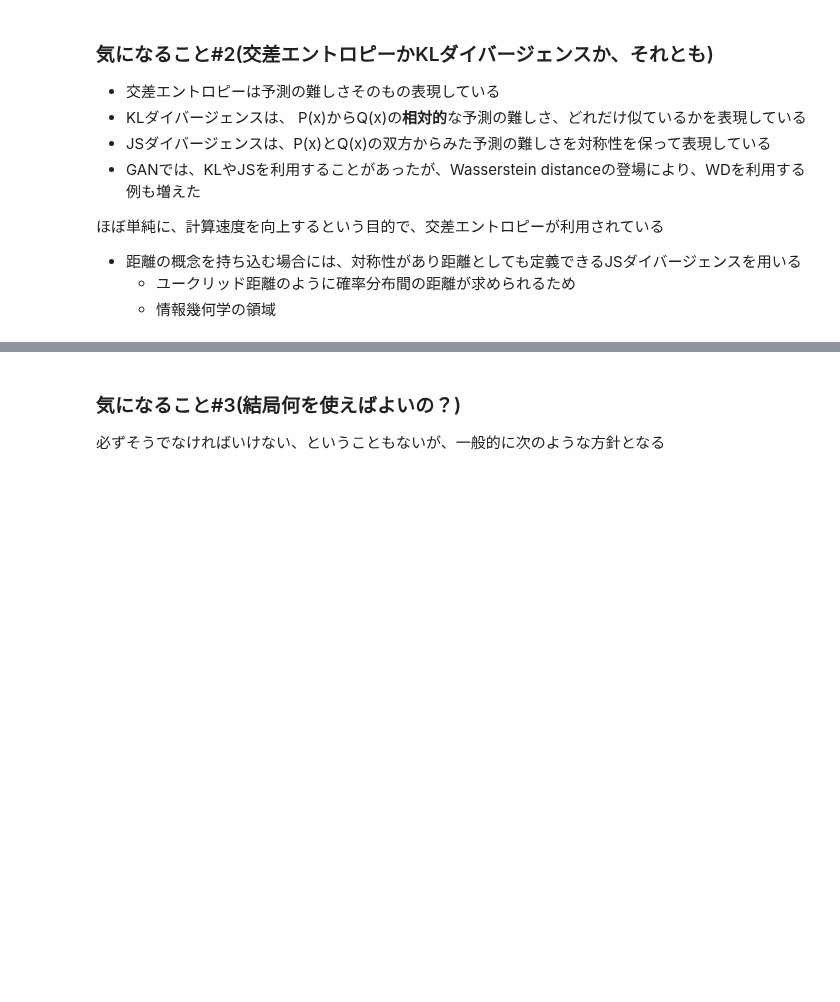
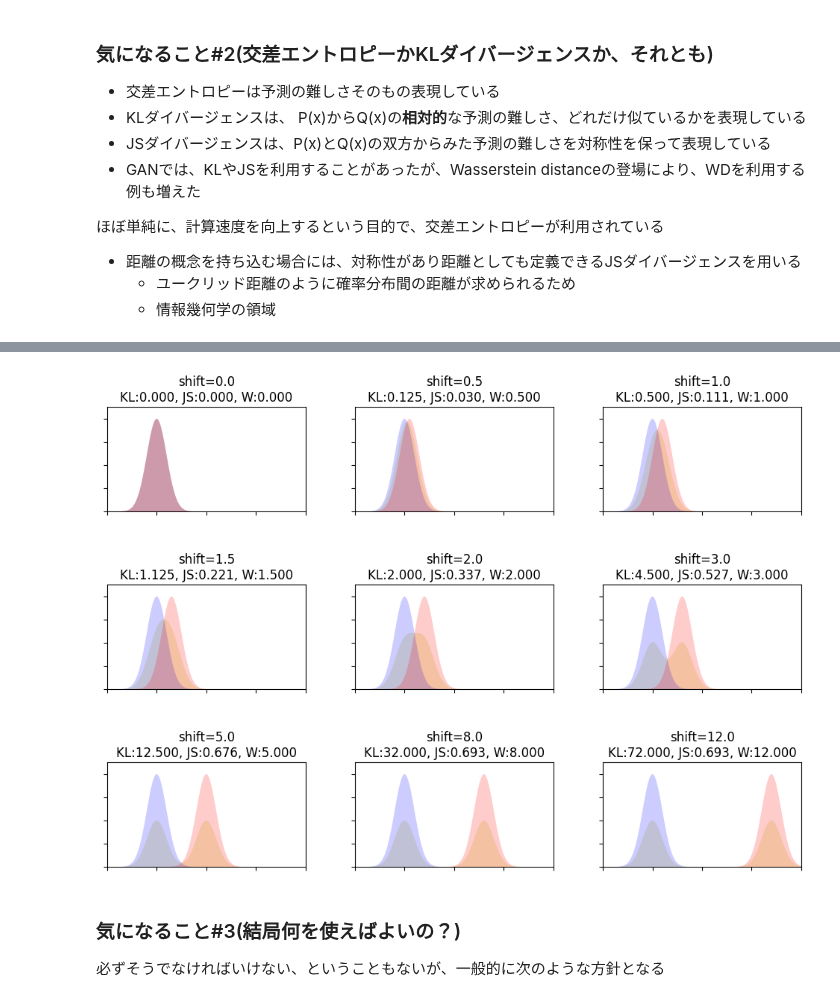
Before and after one commit to keioNishi/lec-mlsys, a Jupyter notebook: mlsys-text-6-ニューラルネットワークの基礎.ipynb, the cells around one changed output, grey strips where cells are left out. Drawn from its saved outputs; the diff is of its cells as text; code cells hidden in the pictures; blank space fills up the shorter version.

Commit message:
update WS and figures

```diff
--- a/mlsys-text-6-ニューラルネットワークの基礎.ipynb
+++ b/mlsys-text-6-ニューラルネットワークの基礎.ipynb
@@ -622,3 +628,63 @@ NNの発展は、様々な要素があるが、計算性能の向上に加え、
+# %%
+import matplotlib.pyplot as plt
+import numpy as np
+from scipy.stats import norm, entropy, wasserstein_distance
+
+x = np.linspace(-20.0, 20.0, 20000)
+
+plt.figure(figsize=(12, 8))
+
+# 平均のずれ
+# 前半は少しずつずらす
+# 最後は重なりがほぼない例を入れる
+shifts = [
+    0.0, 0.5, 1.0,
+    1.5, 2.0, 3.0,
+    5.0, 8.0, 12.0   # 8, 12 はほぼ重なりなし
+]
+
+for i in range(3):
+    for j in range(3):
+        index = i * 3 + j
+        shift = shifts[index]
+
+        p = norm.pdf(x, loc=0, scale=1)
+        q = norm.pdf(x, loc=shift, scale=1)
+        m = (p + q) / 2
+
+        # KL divergence
+        kl = entropy(p, q)
+
+        # JS divergence
+        kl_pm = entropy(p, m)
+        kl_qm = entropy(q, m)
+        js = (kl_pm + kl_qm) / 2
+
+        # Wasserstein distance
+        # 1次元分布なので、サンプル位置 x と重み p, q を使う
+        wd = wasserstein_distance(x, x, u_weights=p, v_weights=q)
+
+        plt.subplot(3, 3, index + 1)
+
+        plt.fill_between(x, m, facecolor="y", alpha=0.2, label="m")
+        plt.fill_between(x, p, facecolor="b", alpha=0.2, label="p")
+        plt.fill_between(x, q, facecolor="r", alpha=0.2, label="q")
+
+        plt.xlim(-5, 15)
+        plt.ylim(0, 0.45)
+
+        plt.title(
+            f"shift={shift:.1f}\n"
+            f"KL:{kl:.3f}, JS:{js:.3f}, W:{wd:.3f}"
+        )
+
+        plt.tick_params(labelbottom=False)
+        plt.tick_params(labelleft=False)
+
+plt.subplots_adjust(wspace=0.25, hspace=0.7)
+plt.show()
+# %% [output]
+[figure, added]
 # %% [markdown]
 ### 気になること#3(結局何を使えばよいの？)
 
```
Also changed, not shown: parts of 3 cells of this notebook.
